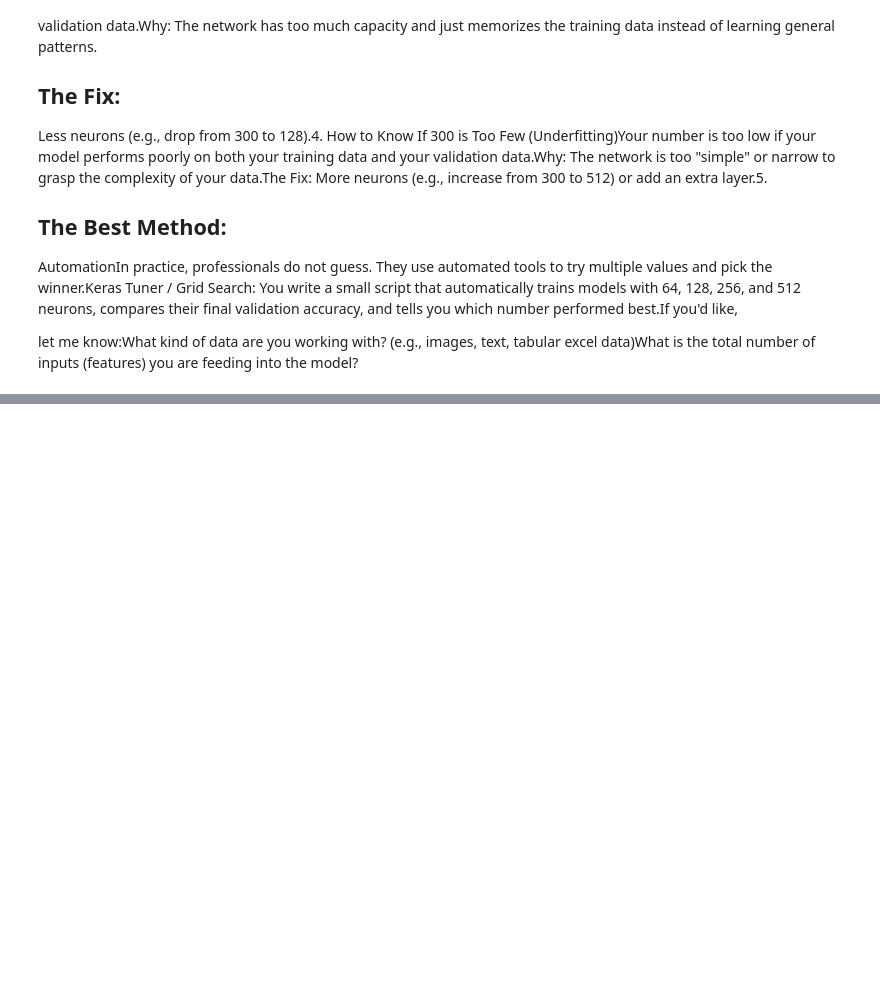
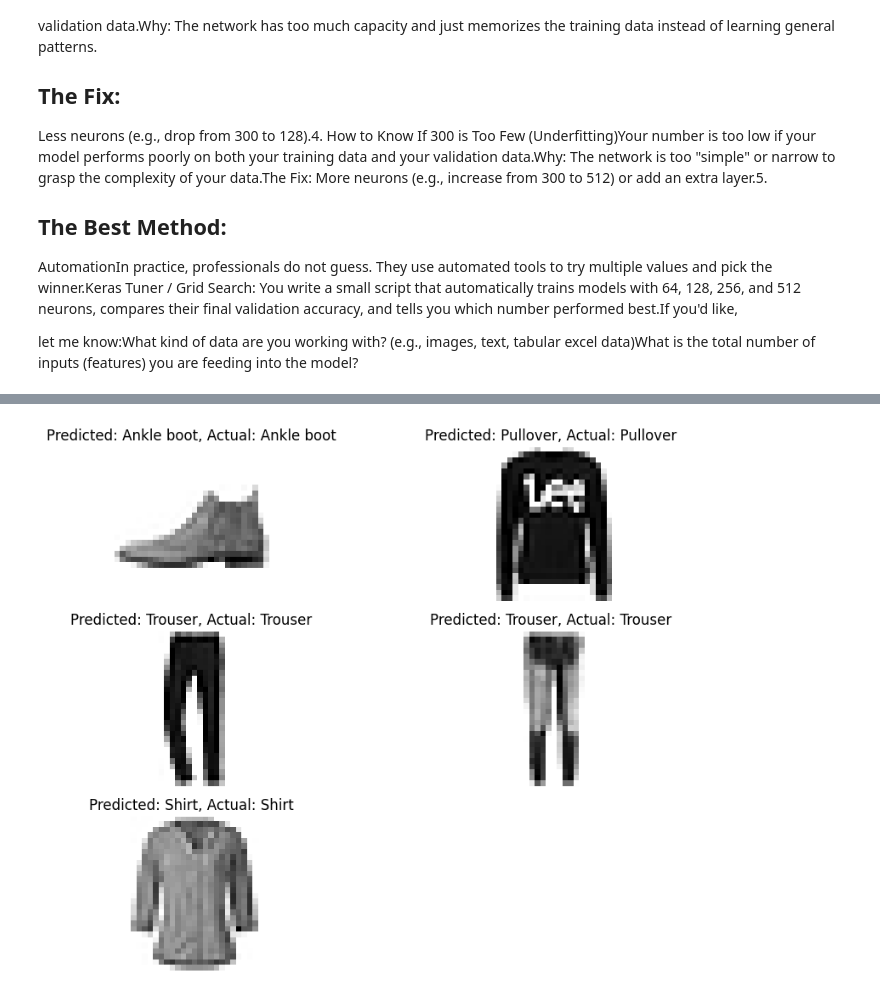
Before and after one commit to hashirahmad806/Machine_Deep_Learning_Tasks, a Jupyter notebook: Fisrt_neural_networks/Second_neural_network.ipynb, the cells around one changed output, grey strips where cells are left out. Saved outputs shown, nothing was run; the diff lists cells and outputs as text; code cells hidden in the pictures; blank space fills up the shorter version.

```diff
--- a/Fisrt_neural_networks/Second_neural_network.ipynb
+++ b/Fisrt_neural_networks/Second_neural_network.ipynb
@@ -270,0 +388,11 @@ Less neurons (e.g., drop from 300 to 128).4.
+# %%
+y_prob = model.predict(x_test[:5])
+plt.figure(figsize=(10, 8))
+for i in range(5):
+    plt.subplot(3, 2, i + 1)
+    plt.imshow(x_test[i], cmap=plt.cm.binary)
+    plt.title(f"Predicted: {class_names[np.argmax(y_prob[i])]}, Actual: {class_names[y_test[i]]}")
+    plt.axis('off')
+
+plt.show()
+# %% [output]
@@ -270,0 +400 @@ Less neurons (e.g., drop from 300 to 128).4.
+[figure, added]
```
Also changed, not shown: parts of 16 cells of this notebook, 1 other file.
